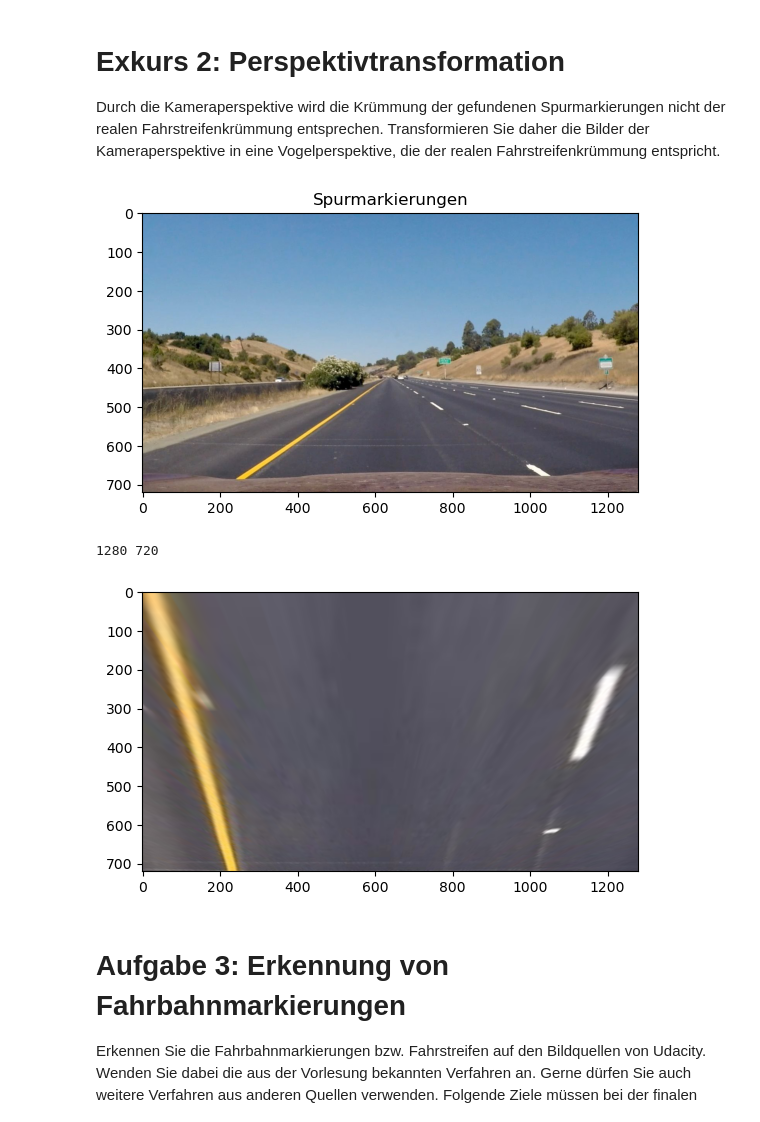
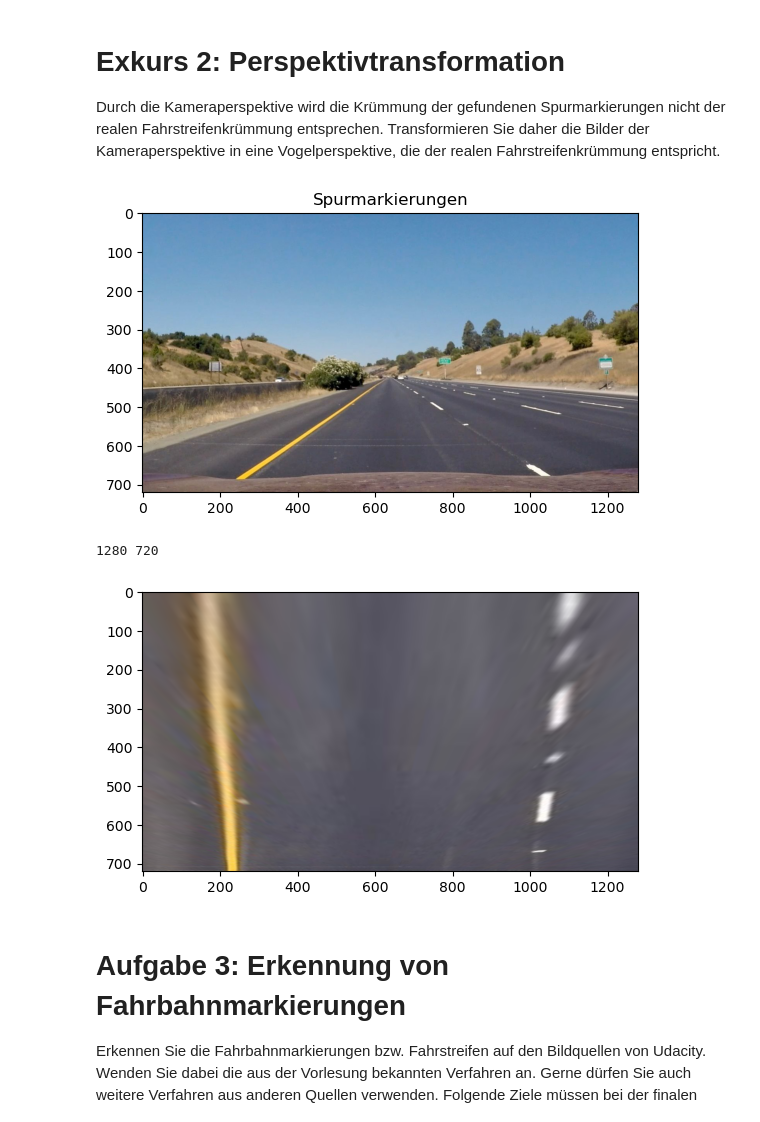
Before and after one commit to viccistrobel/DBV_Spurerkennung, a Jupyter notebook: Projekt_Spurerkennung_v6/Projekt_Spurerkennung_v2.ipynb, the cells around one changed output. Drawn from its saved outputs; the diff is of its cells as text; code cells hidden in the pictures.

```diff
--- a/Projekt_Spurerkennung_v6/Projekt_Spurerkennung_v2.ipynb
+++ b/Projekt_Spurerkennung_v6/Projekt_Spurerkennung_v2.ipynb
@@ -87,27 +87,27 @@ Durch die Kameraperspektive wird die Krümmung der gefundenen Spurmarkierungen n
 # %%
 # einlesen eines Beispielbildes
 img1 = cv.imread('./img/Udacity/image001.jpg', -1)
 plt.imshow(cv.cvtColor(img1, cv.COLOR_BGR2RGB))
 plt.title('Spurmarkierungen')
 plt.show()
 
 h,  w = img1.shape[:2]
 print(w, h)
 
 # definieren Sie die für eine Perspektivtransformation notwendigen Quell- und Zielpunkte
-src = np.float32(((530, 480), (750, 480), (220, 600), (1100, 600)))
+src = np.float32(((580, 450), (700, 450), (220, 600), (1100, 600)))
 dst = np.float32(((0, 0), (w, 0), (0, h), (w, h)))
 
 
 
 M = cv.getPerspectiveTransform(src,dst)
 img1_warp = cv.warpPerspective(img1,M,(img1.shape[1], img1.shape[0]))
 plt.imshow(cv.cvtColor(img1_warp, cv.COLOR_BGR2RGB))
 plt.show()
 # %% [output]
 [figure]
 1280 720
-[figure, old version]
+[figure, new version]
 # %% [markdown]
 # Aufgabe 3: Erkennung von Fahrbahnmarkierungen
 Erkennen Sie die Fahrbahnmarkierungen bzw. Fahrstreifen auf den Bildquellen von Udacity. Wenden Sie dabei die aus der Vorlesung bekannten Verfahren an. Gerne dürfen Sie auch weitere Verfahren aus anderen Quellen verwenden. Folgende Ziele müssen bei der finalen Abgabe erreicht werden:
```
Also changed, not shown: parts of 1 cell of this notebook.
